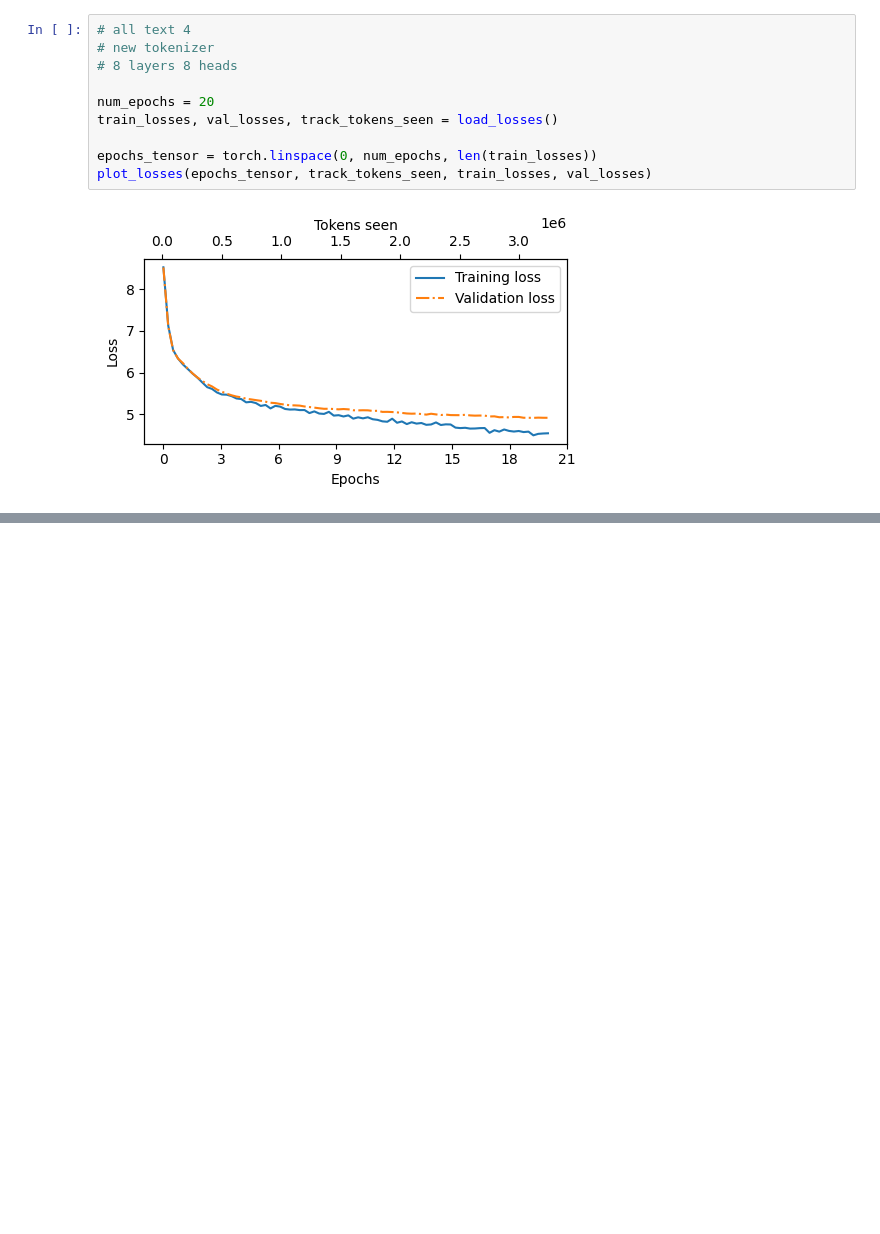
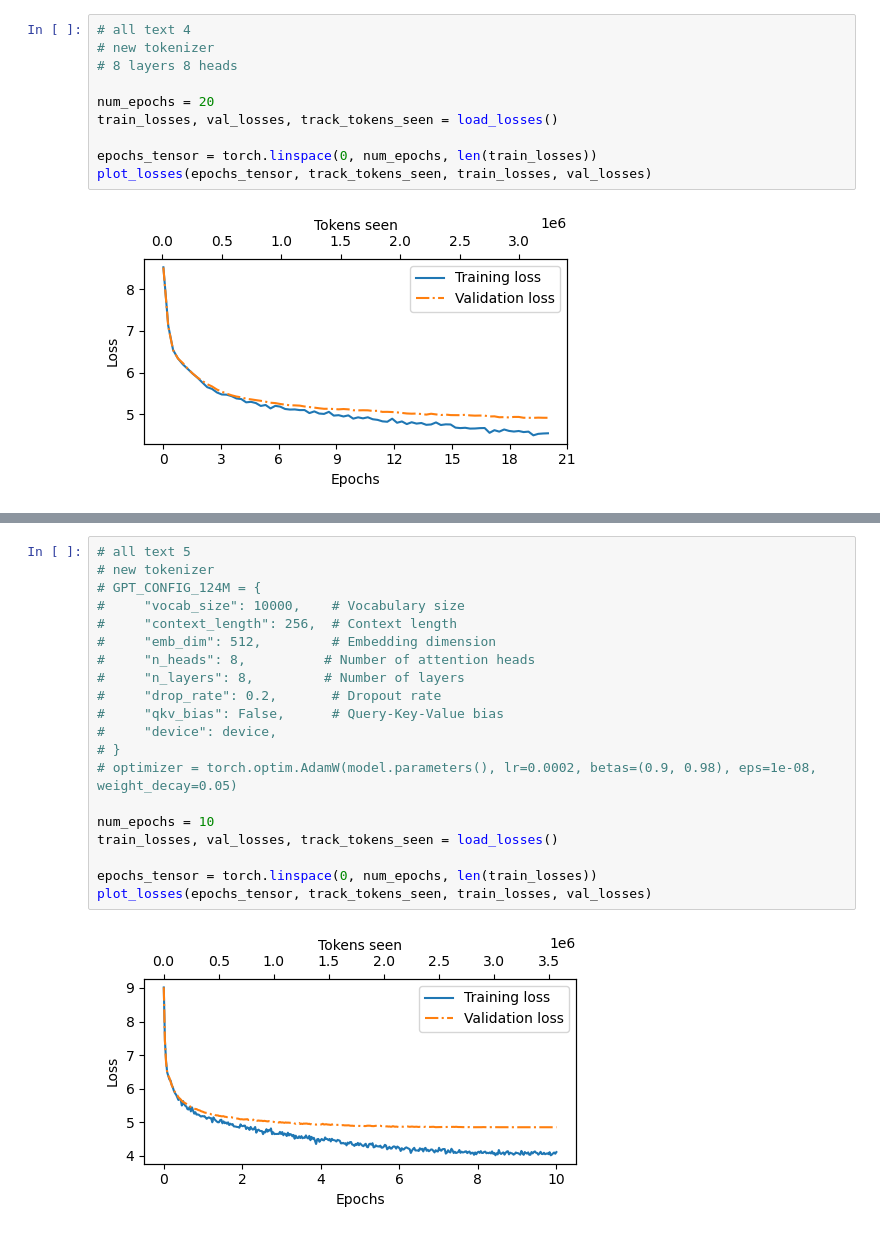
Before and after one commit to iug-htw/GPTAndPrejudice, a Jupyter notebook: loss_plotter.ipynb, the cells around one changed output, grey strips where cells are left out. Drawn from its saved outputs; the diff is of its cells as text; blank space fills up the shorter version.

```diff
--- a/loss_plotter.ipynb
+++ b/loss_plotter.ipynb
@@ -141,0 +132,22 @@ plot_losses(epochs_tensor, track_tokens_seen, train_losses, val_losses)
+# %%
+# all text 5
+# new tokenizer
+# GPT_CONFIG_124M = {
+#     "vocab_size": 10000,    # Vocabulary size
+#     "context_length": 256,  # Context length
+#     "emb_dim": 512,         # Embedding dimension
+#     "n_heads": 8,          # Number of attention heads
+#     "n_layers": 8,         # Number of layers
+#     "drop_rate": 0.2,       # Dropout rate
+#     "qkv_bias": False,      # Query-Key-Value bias
+#     "device": device,
+# }
+# optimizer = torch.optim.AdamW(model.parameters(), lr=0.0002, betas=(0.9, 0.98), eps=1e-08, weight_decay=0.05)
+
+num_epochs = 10
+train_losses, val_losses, track_tokens_seen = load_losses()
+
+epochs_tensor = torch.linspace(0, num_epochs, len(train_losses))
+plot_losses(epochs_tensor, track_tokens_seen, train_losses, val_losses)
+# %% [output]
+[figure, added]
```
Also changed, not shown: parts of 6 cells of this notebook, 6 other files.
